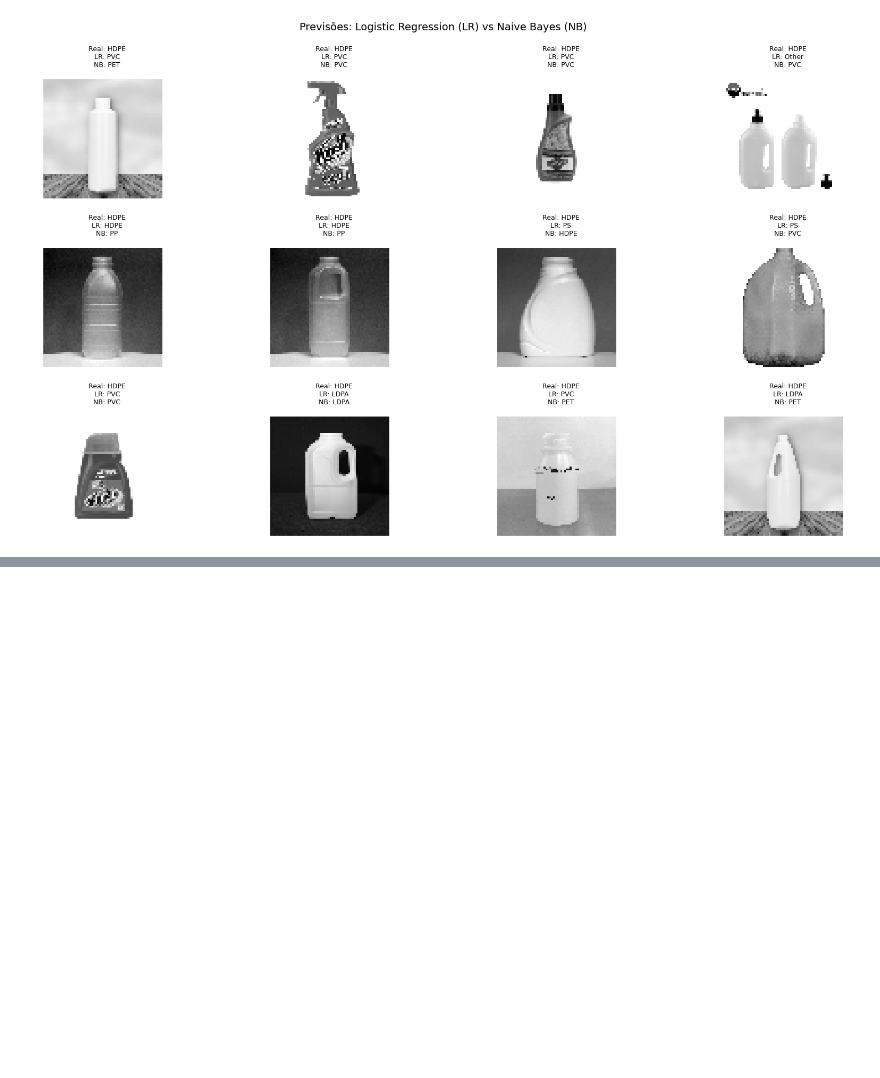
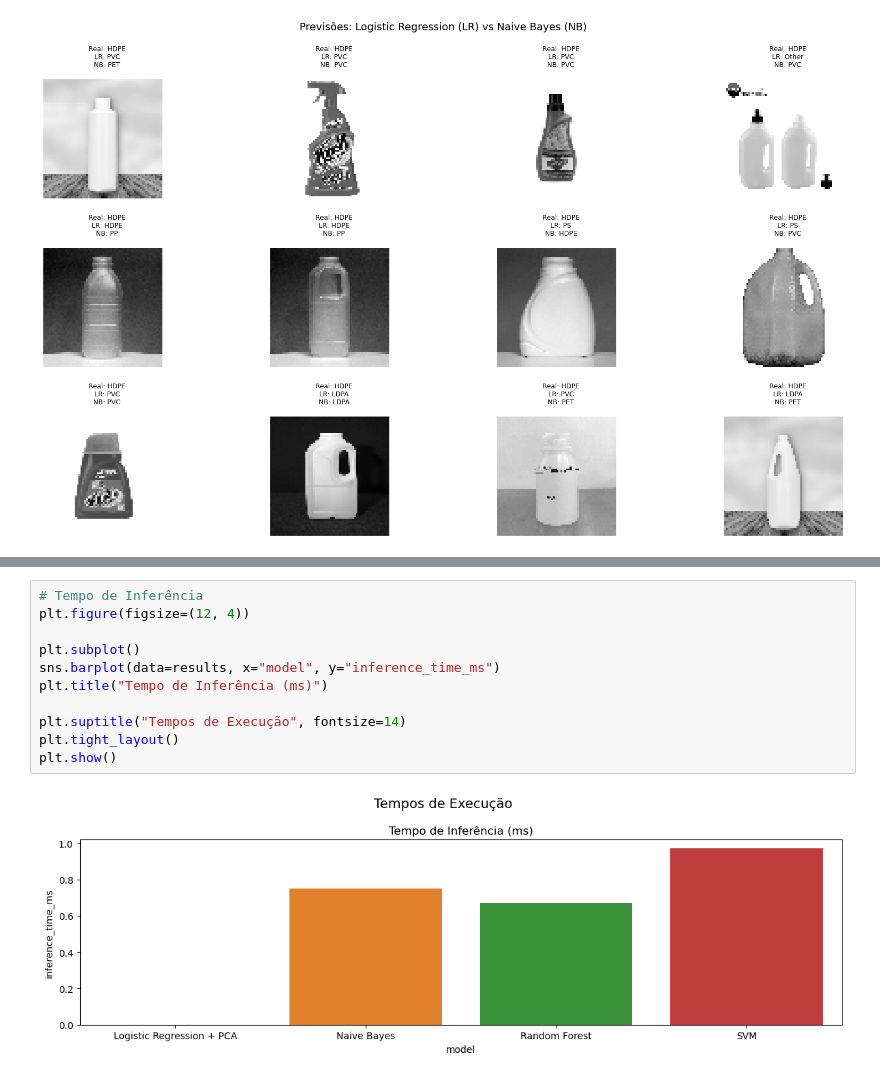
Before and after one commit to Graciliana/classificacao_plastico, a Jupyter notebook: models/model_comparison.ipynb, the cells around one changed output, grey strips where cells are left out. Drawn from its saved outputs; the diff is of its cells as text; blank space fills up the shorter version.

```diff
--- a/models/model_comparison.ipynb
+++ b/models/model_comparison.ipynb
@@ -287,0 +353,13 @@ plt.show()
+# %%
+# Tempo de Inferência
+plt.figure(figsize=(12, 4))
+
+plt.subplot()
+sns.barplot(data=results, x="model", y="inference_time_ms")
+plt.title("Tempo de Inferência (ms)")
+
+plt.suptitle("Tempos de Execução", fontsize=14)
+plt.tight_layout()
+plt.show()
+# %% [output]
+[figure, added]
```
Also changed, not shown: parts of 29 cells of this notebook, 2 other files.
